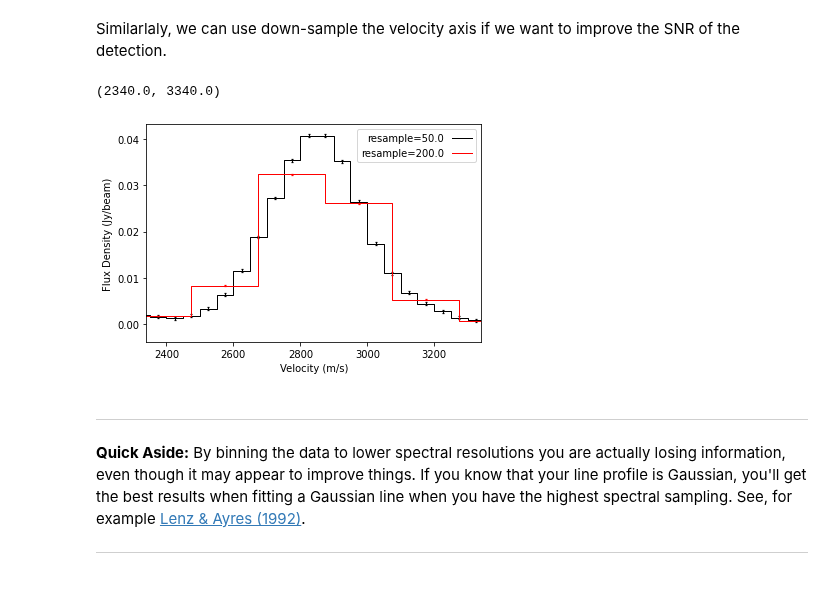
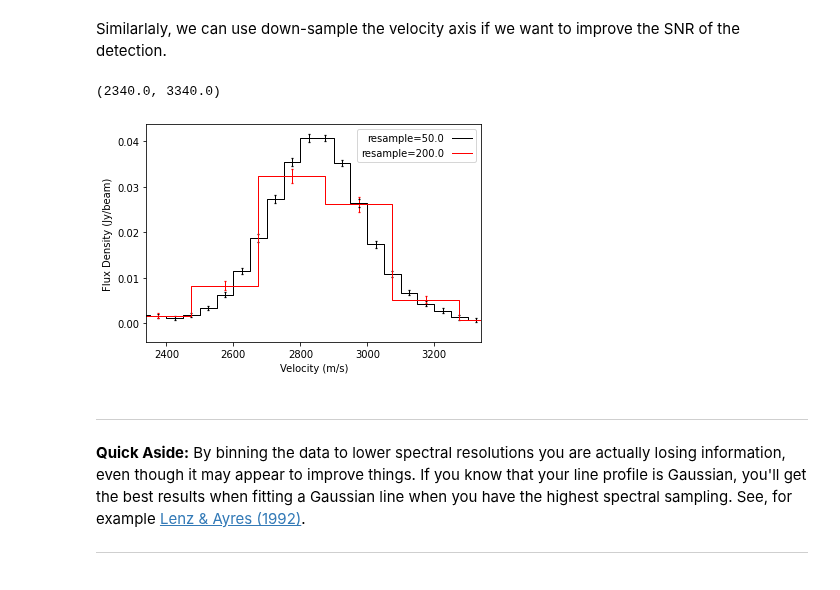
Before and after one commit to richteague/gofish, a Jupyter notebook: docs/user/fishing_basics.ipynb, the cells around one changed output. Drawn from its saved outputs; the diff is of its cells as text; code cells hidden in the pictures.

```diff
--- a/docs/user/fishing_basics.ipynb
+++ b/docs/user/fishing_basics.ipynb
@@ -211,27 +217,25 @@ Similarlaly, we can use down-sample the velocity axis if we want to improve the
 # %%
 fig, ax = plt.subplots()
 
 # Integeter
 x, y, dy = cube.average_spectrum(r_min=0.5, r_max=1.0, inc=5.0, PA=152.,
-                                 mstar=0.88, dist=59.5, dr=0.1, resample=50.0,
-                                 assume_correlated=False)
+                                 mstar=0.88, dist=59.5, dr=0.1, resample=50.0)
 ax.errorbar(x, y, dy, fmt=' ', capsize=1.25, capthick=1.25, color='k', lw=1.0)
 ax.step(x, y, where='mid', color='k', lw=1.0, label='resample=50.0')
 
 # Float
 x, y, dy = cube.average_spectrum(r_min=0.5, r_max=1.0, inc=5.0, PA=152.,
-                                 mstar=0.88, dist=59.5, dr=0.1, resample=200.0,
-                                 assume_correlated=False)
+                                 mstar=0.88, dist=59.5, dr=0.1, resample=200.0)
 ax.errorbar(x, y, dy, fmt=' ', capsize=1.25, capthick=1.25, color='r', lw=1.0)
 ax.step(x, y, where='mid', color='r', lw=1.0, label='resample=200.0')
 
 ax.legend(loc=1, markerfirst=False)
 ax.set_xlabel('Velocity (m/s)')
 ax.set_ylabel('Flux Density (Jy/beam)')
 ax.set_xlim(2.34e3, 3.34e3)
 # %% [output]
 (2340.0, 3340.0)
-[figure, old version]
+[figure, new version]
 # %% [markdown]
 ____
 
```
Also changed, not shown: parts of 12 cells of this notebook, 3 other files.
